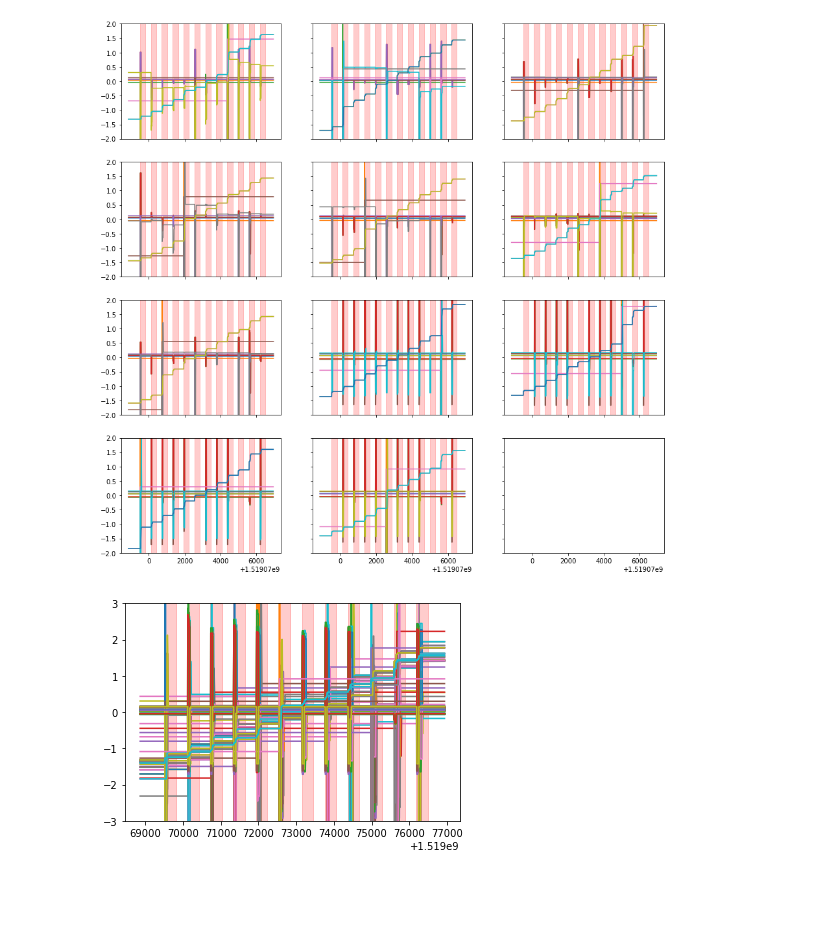
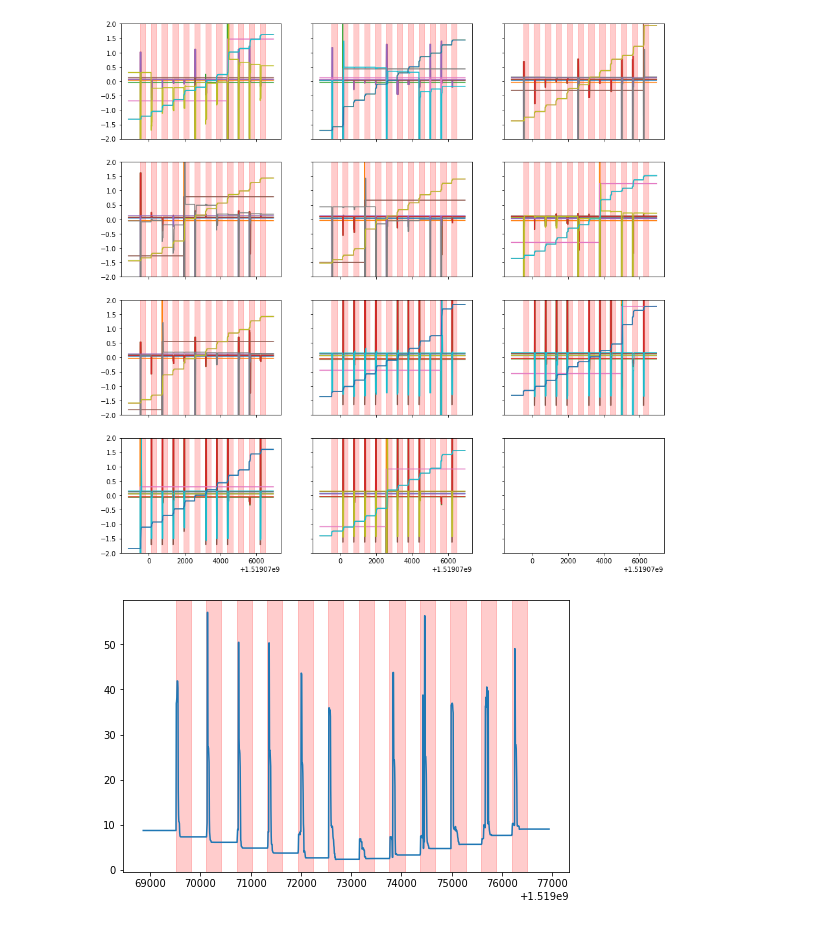
Before and after one commit to glicerico/visualize-telemetry, a Jupyter notebook: notebooks/BigDama.ipynb, the cells around one changed output. Drawn from its saved outputs; the diff is of its cells as text; code cells hidden in the pictures; blank space fills up the shorter version.

Commit message:
Eliminated plot of all nodes together

```diff
--- a/notebooks/BigDama.ipynb
+++ b/notebooks/BigDama.ipynb
@@ -127,16 +128,19 @@ Node:spine4; entries: 1437
 (1437, 110)
 [figure]
 # %%
-# Plot Control Plane features for all concatenated nodes
+# Create and plot Series with vector length
+
+plt.rcParams['figure.figsize'] = [8, 5] # Size of inline plot
+
+embedding_length = np.sqrt(np.square(telemetry_allLeafs).sum(axis=1))
 fig, ax = plt.subplots()
 
 # Plot all features
-ax.plot(times['time'][0:len(telemetry_allLeafs)], telemetry_allLeafs)
-#ax.axis([0, 700, 900, 1500])
-ax.set_ylim([-3, 3])
+ax.plot(times['time'][0:len(embedding_length)], embedding_length)
+#ax.set_ylim([-3, 3])
 
 # Shade the anomaly times
 for anomaly in truth.events:
     ax.axvspan(anomaly['startTime'], anomaly['endTime'], alpha=0.2, color='red')
 # %% [output]
-[figure, old version]
+[figure, new version]
```
Also changed, not shown: parts of 8 cells of this notebook.
